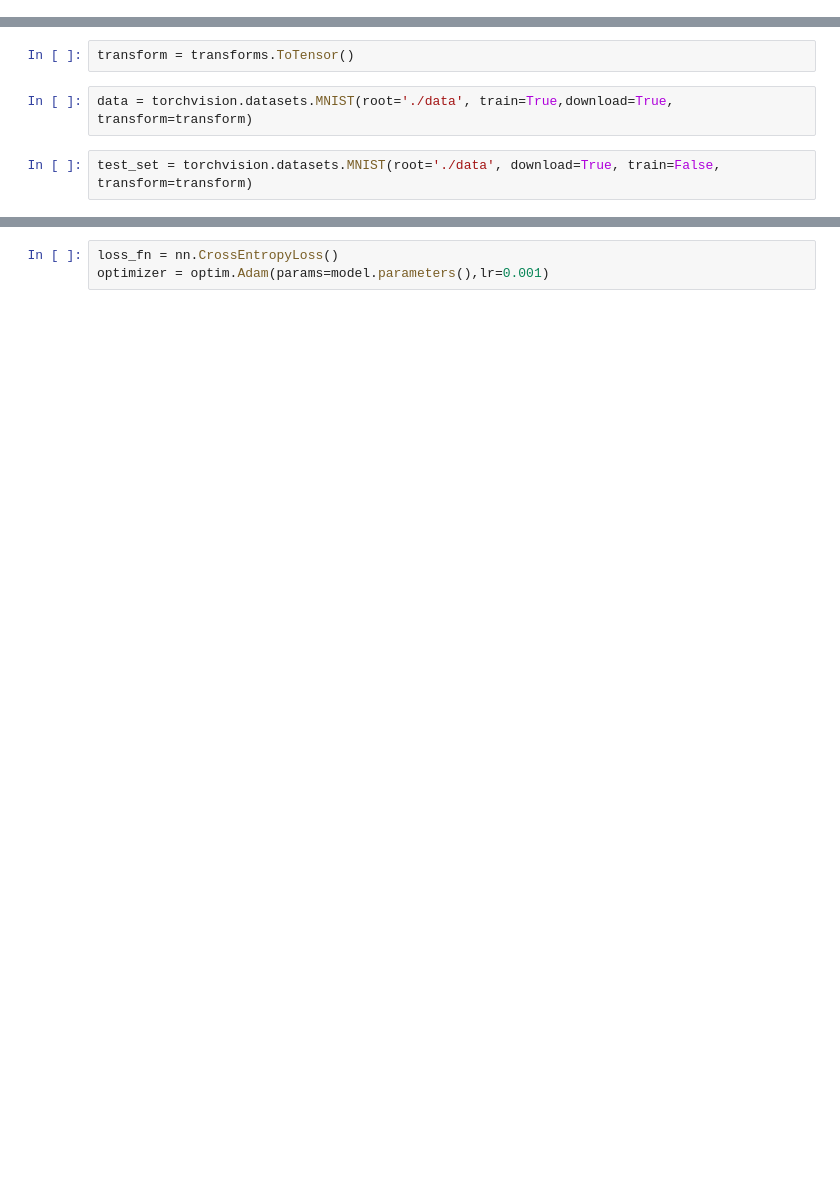
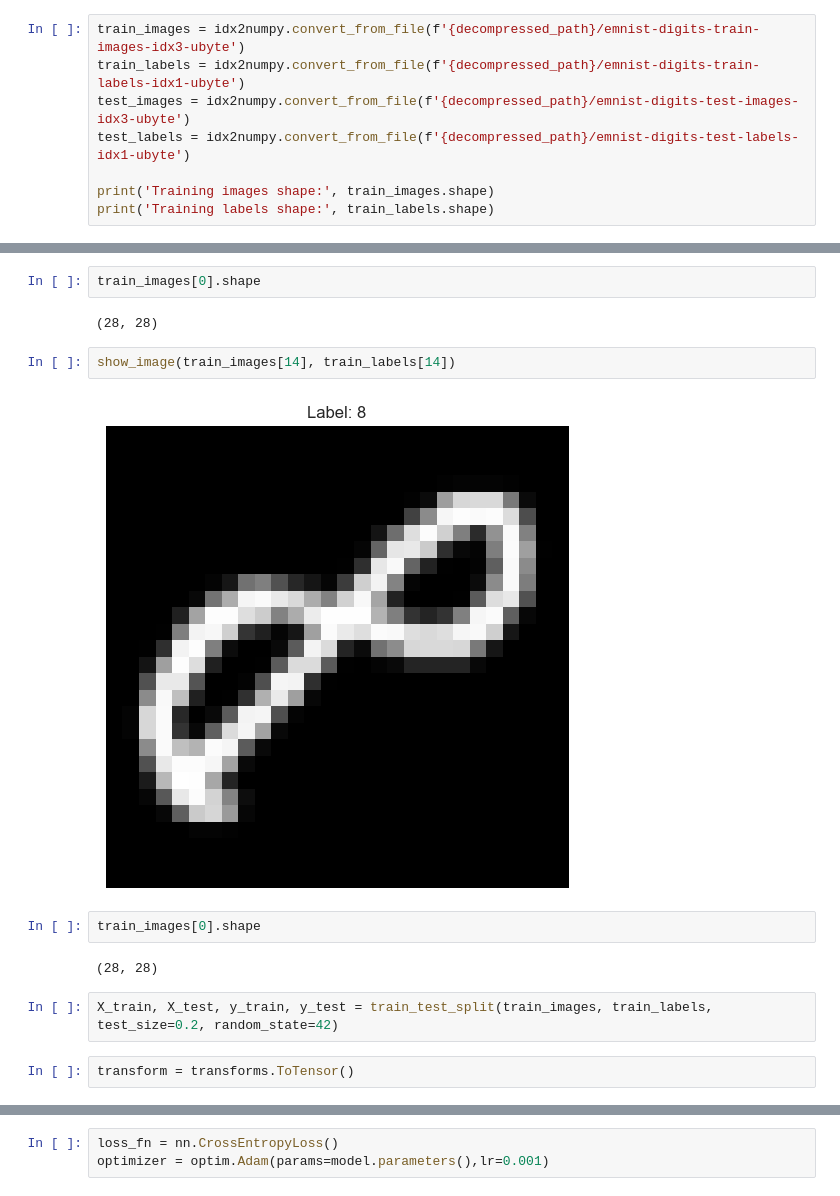
Before and after one commit to JinerX/WSILab1, a Jupyter notebook: test_jup.ipynb, the cells around one changed output, grey strips where cells are left out. Saved outputs shown, nothing was run; the diff lists cells and outputs as text; blank space fills up the shorter version.

```diff
--- a/test_jup.ipynb
+++ b/test_jup.ipynb
@@ -28,0 +33,8 @@ import torchvision.transforms as transforms
+# %%
+train_images = idx2numpy.convert_from_file(f'{decompressed_path}/emnist-digits-train-images-idx3-ubyte')
+train_labels = idx2numpy.convert_from_file(f'{decompressed_path}/emnist-digits-train-labels-idx1-ubyte')
+test_images = idx2numpy.convert_from_file(f'{decompressed_path}/emnist-digits-test-images-idx3-ubyte')
+test_labels = idx2numpy.convert_from_file(f'{decompressed_path}/emnist-digits-test-labels-idx1-ubyte')
+
+print('Training images shape:', train_images.shape)
+print('Training labels shape:', train_labels.shape)
@@ -29,6 +73,16 @@ import torchvision.transforms as transforms
+# %%
+train_images[0].shape
+# %% [output]
+(28, 28)
+# %%
+show_image(train_images[14], train_labels[14])
+# %% [output]
+[figure, added]
+# %%
+train_images[0].shape
+# %% [output]
+(28, 28)
+# %%
+X_train, X_test, y_train, y_test = train_test_split(train_images, train_labels, test_size=0.2, random_state=42)
 # %%
 transform = transforms.ToTensor()
-# %%
-data = torchvision.datasets.MNIST(root='./data', train=True,download=True, transform=transform)
-# %%
-test_set = torchvision.datasets.MNIST(root='./data', download=True, train=False, transform=transform)
```
Also changed, not shown: parts of 44 cells of this notebook, 35 other files.
